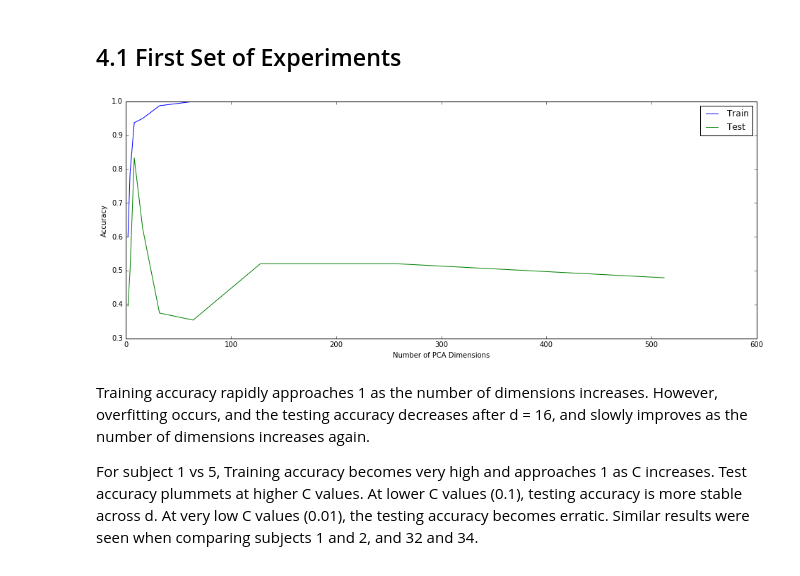
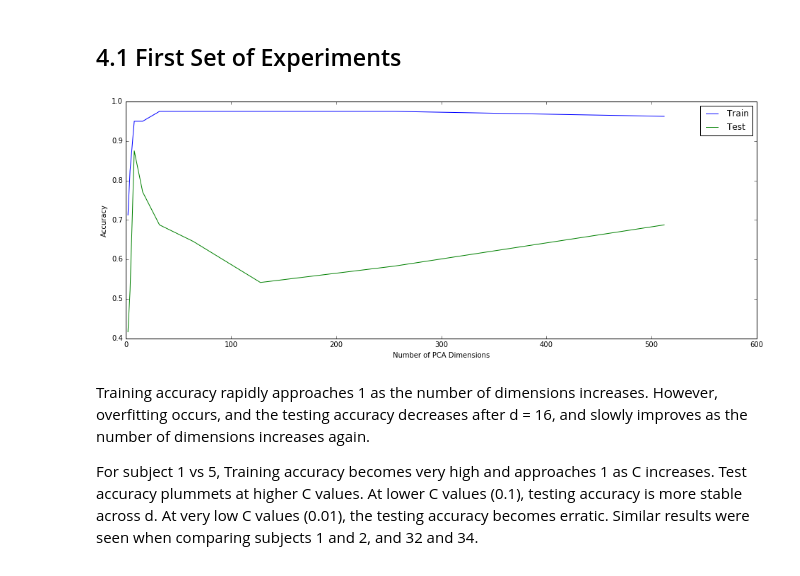
Before and after one commit to devanshg25/Facial_Recognition_Software, a Jupyter notebook: devanshg_tzjin_project1.ipynb, the cells around one changed output. Saved outputs shown, nothing was run; the diff lists cells and outputs as text; code cells hidden in the pictures.

```diff
--- a/devanshg_tzjin_project1.ipynb
+++ b/devanshg_tzjin_project1.ipynb
@@ -172,31 +172,31 @@ def splitData(group1, group2, d):
 # %%
 acc_train = []
 acc_test = []
 dlist = [2, 4, 8, 16, 32, 64, 128, 256, 512]
 for d in dlist:
     d_train, d_test, label_train, label_test = splitData([1],[5], d)
 
     scaler_train = preprocessing.StandardScaler().fit(d_train)
     d_trainst = scaler_train.transform(d_train)
 
     scaler_test = preprocessing.StandardScaler().fit(d_test)
     d_testst = scaler_test.transform(d_test)
 
-    svc = SVC(C= 1, kernel='linear')
+    svc = SVC(C= 1, kernel='rbf')
     svc.fit(d_trainst, label_train)
 
     acc_train.append( svc.score(d_trainst, label_train) )
     acc_test.append( svc.score(d_testst, label_test) )
 
 plt.figure(figsize = (16, 6))
 plt.plot(dlist, acc_train)
 plt.plot(dlist, acc_test)
 plt.xlabel('Number of PCA Dimensions')
 plt.ylabel('Accuracy')
 plt.legend(labels=['Train', 'Test'])
 plt.show()
 # %% [output]
-[figure, old version]
+[figure, new version]
 # %% [markdown]
 Training accuracy rapidly approaches 1 as the number of dimensions increases. However, overfitting occurs, and the testing accuracy decreases after d = 16, and slowly improves as the number of dimensions increases again.
 
```
Also changed, not shown: parts of 8 cells of this notebook.
